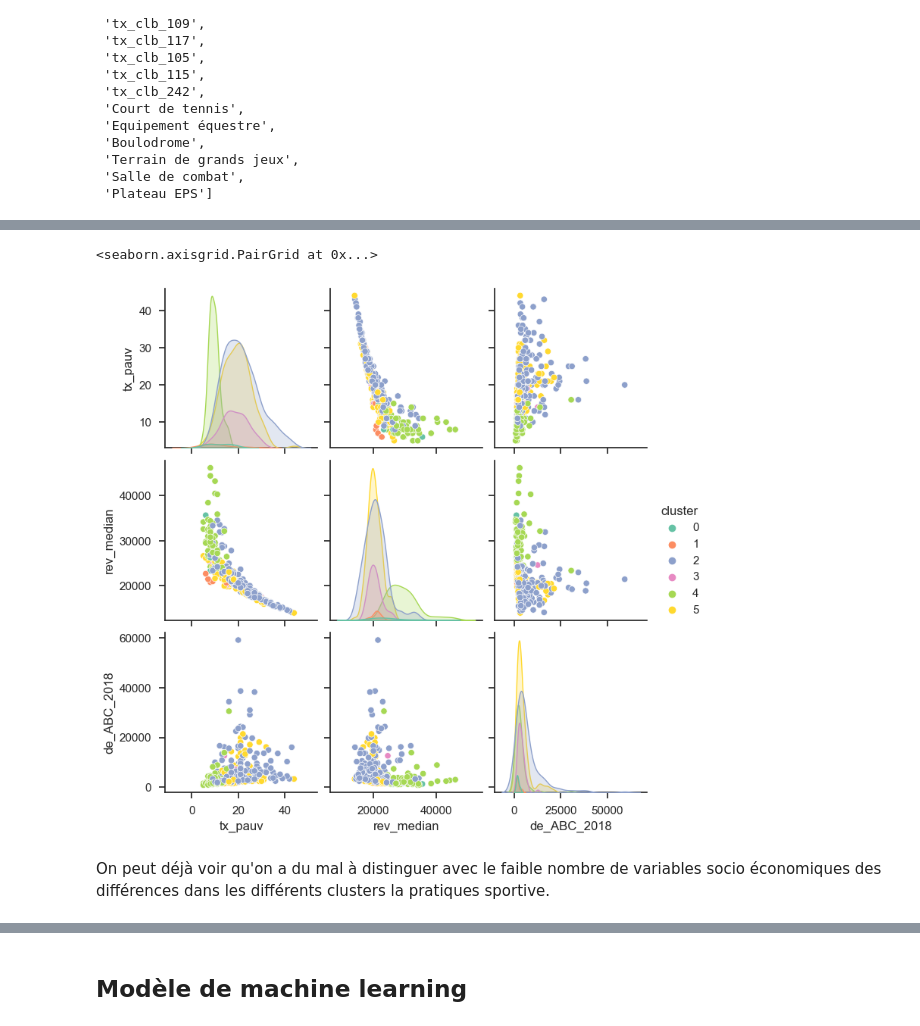
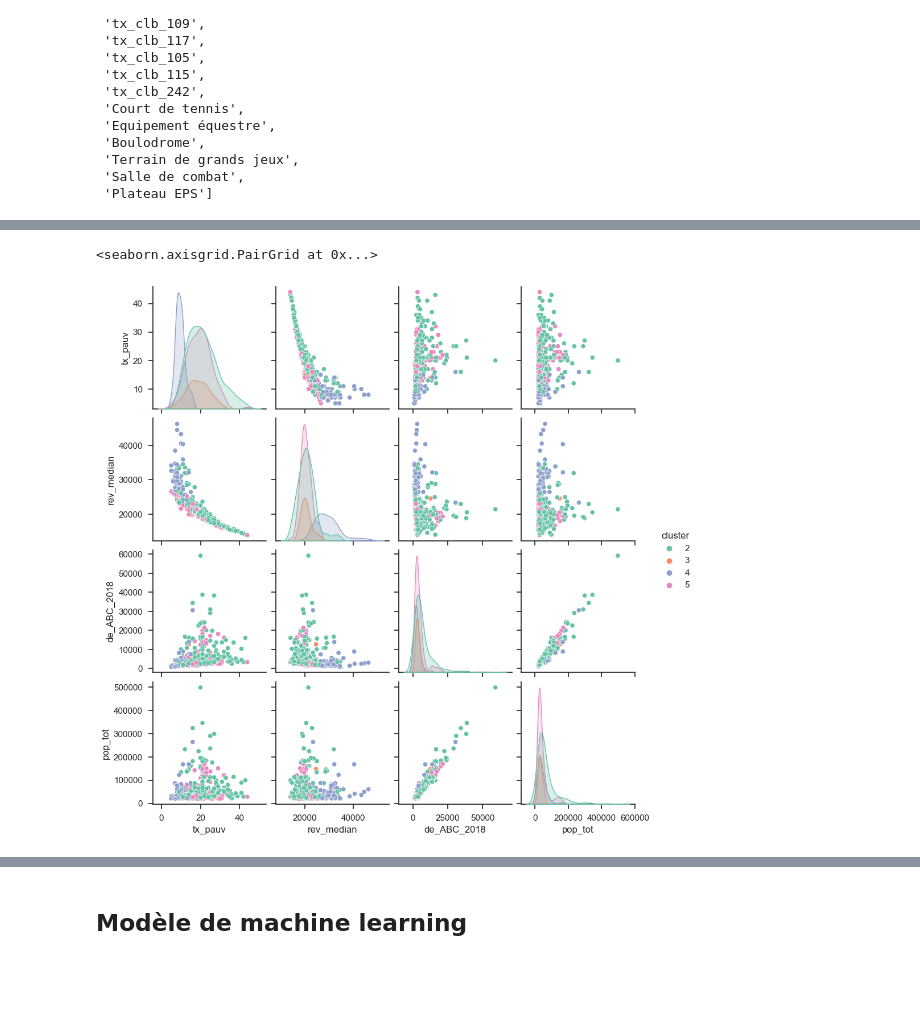
Before and after one commit to LeoMaurice/SportsParticipationEconomicGeographic, a Jupyter notebook: rendu.ipynb, the cells around one changed output, grey strips where cells are left out. Saved outputs shown, nothing was run; the diff lists cells and outputs as text; code cells hidden in the pictures; blank space fills up the shorter version.

```diff
--- a/rendu.ipynb
+++ b/rendu.ipynb
@@ -851,7 +851,7 @@ cluster_a_conserver = []
 if VERBOSE:
     for i,k in enumerate(nb_com_cluster):
         print(f"Il y a dans le cluster {i} :  {k} communes.")
-        if k > 1:
+        if k > 50:
             cluster_a_conserver.append(i)
 # %% [output]
 Il y a dans le cluster 0 :  6 communes.
@@ -880,3 +880,5 @@ On visualise ici les clusters ainsi obtenus en fonction des données sportives.
+# %%
+base_big_cluster = base[base['cluster'].isin(cluster_a_conserver)]
 # %%
 import seaborn as sns
 sns.set_theme(style="ticks", palette= 'Set2')
@@ -958,14 +979,12 @@ fig.tight_layout()
 # %%
 var_socioeco = ["tx_pauv", "rev_median",
-    "de_ABC_2018"]
+    "de_ABC_2018","pop_tot"]
 # %%
-sns.pairplot(base[
+sns.pairplot(base_big_cluster[
     var_socioeco+
     ["cluster"]
     ],
     hue="cluster", palette = "Set2")
 # %% [output]
 <seaborn.axisgrid.PairGrid at 0x...>
-[figure, old version]
+[figure, new version]
-# %% [markdown]
-On peut déjà voir qu'on a du mal à distinguer avec le faible nombre de variables socio économiques des différences dans les différents clusters la pratiques sportive.
```
Also changed, not shown: parts of 17 cells of this notebook.
